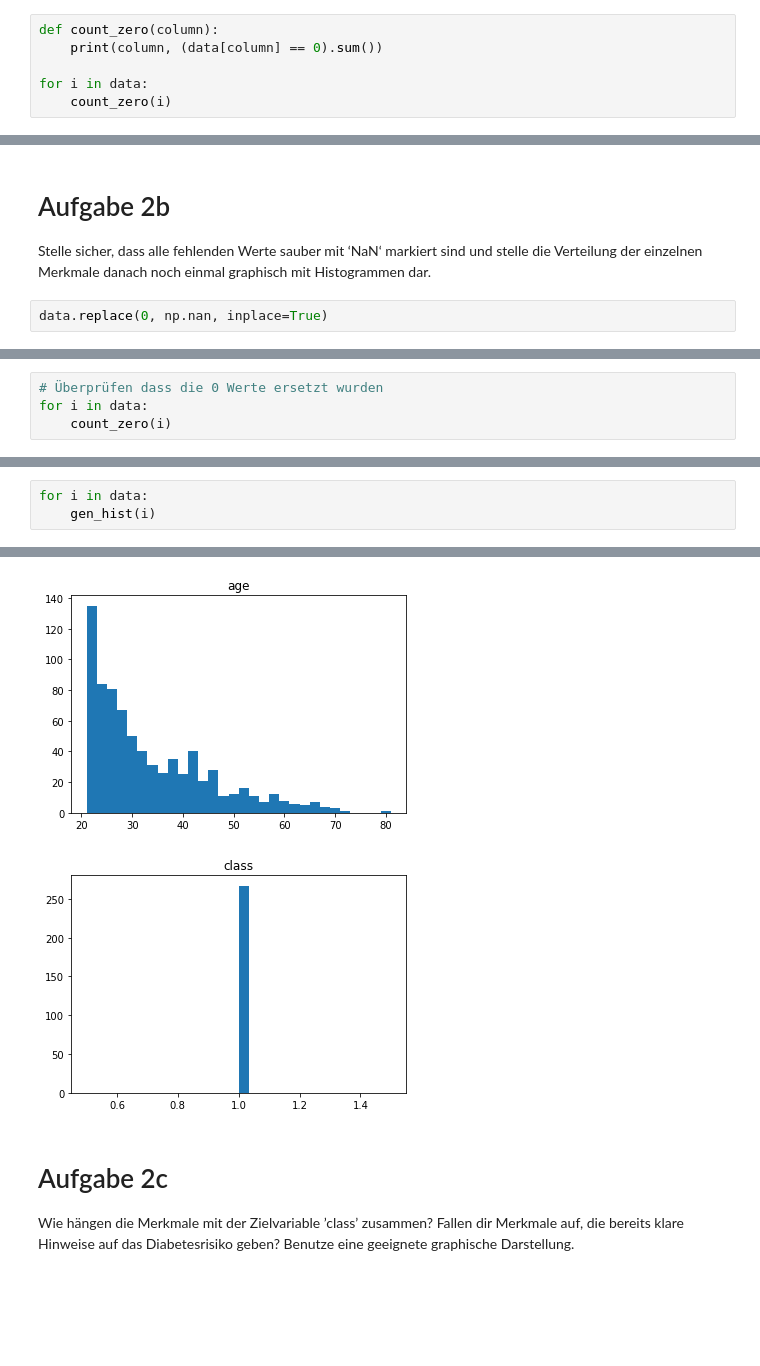
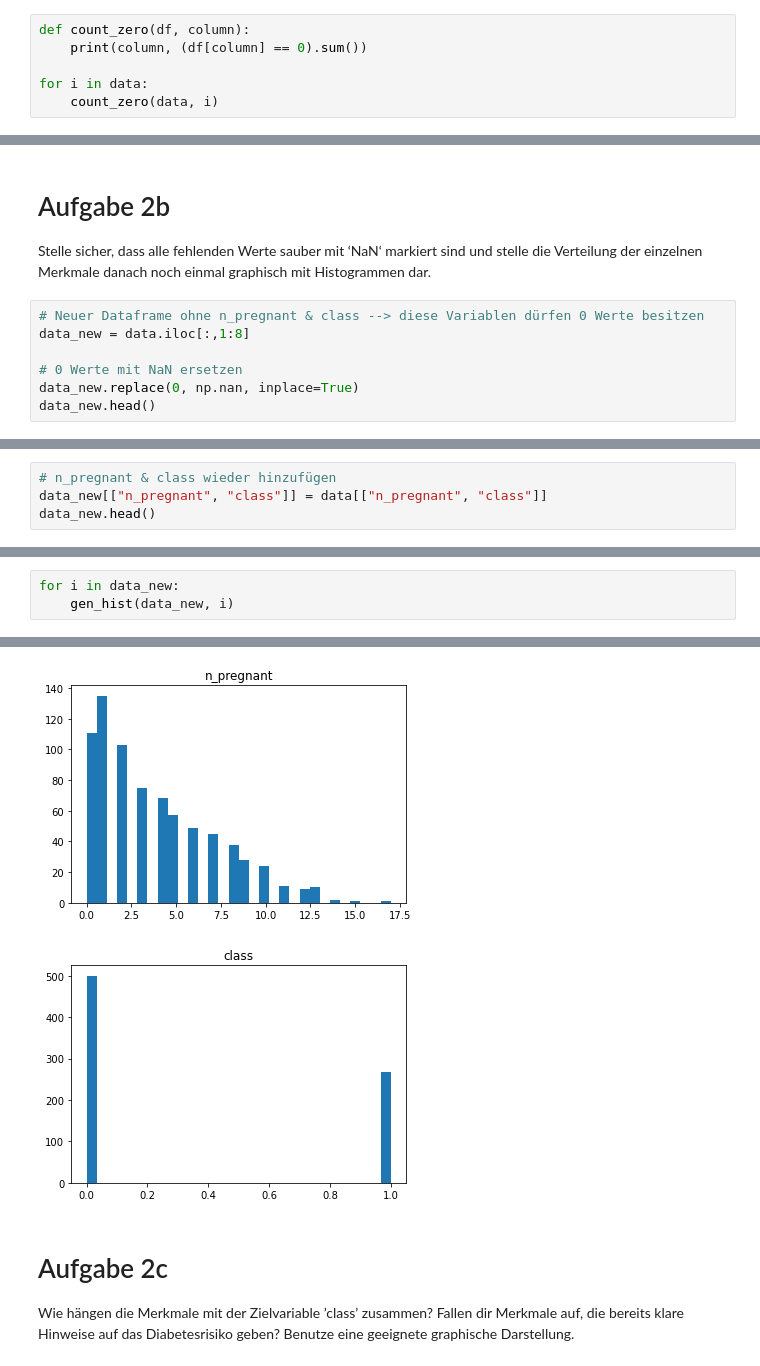
Before and after one commit to alexschillingfhnw/daw, a Jupyter notebook: Diabetes.ipynb, the cells around one changed output, grey strips where cells are left out. Cells and saved outputs as stored; diff of their text form; blank space fills up the shorter version.

```diff
--- a/Diabetes.ipynb
+++ b/Diabetes.ipynb
@@ -91,11 +94,11 @@ for i in data:
 [figure]
 ... (6 outputs left out)
 # %%
-def count_zero(column):
-    print(column, (data[column] == 0).sum())
+def count_zero(df, column):
+    print(column, (df[column] == 0).sum())
 
 for i in data:
-    count_zero(i)
+    count_zero(data, i)
 # %% [output]
 n_pregnant 111
 gtt 5
@@ -121,4 +124,9 @@ data[data['gtt'] == 0]
 Stelle sicher, dass alle fehlenden Werte sauber mit ‘NaN‘ markiert sind und stelle die Verteilung der
 einzelnen Merkmale danach noch einmal graphisch mit Histogrammen dar.
 # %%
-data.replace(0, np.nan, inplace=True)
+# Neuer Dataframe ohne n_pregnant & class --> diese Variablen dürfen 0 Werte besitzen
+data_new = data.iloc[:,1:8]
+
+# 0 Werte mit NaN ersetzen
+data_new.replace(0, np.nan, inplace=True)
+data_new.head()
@@ -125,4 +139,0 @@ data.replace(0, np.nan, inplace=True)
-# %%
-# Überprüfen dass die 0 Werte ersetzt wurden
-for i in data:
-    count_zero(i)
@@ -138,0 +140,4 @@ class 0
+# %%
+# n_pregnant & class wieder hinzufügen
+data_new[["n_pregnant", "class"]] = data[["n_pregnant", "class"]]
+data_new.head()
@@ -139,4 +151,4 @@ class 0
 # %%
-for i in data:
-    gen_hist(i)
+for i in data_new:
+    gen_hist(data_new, i)
 # %% [output]
@@ -150,5 +162,5 @@ for i in data:
-[figure, old version]
+[figure, new version]
-[figure, old version]
+[figure, new version]
 # %% [markdown]
 # Aufgabe 2c
 Wie hängen die Merkmale mit der Zielvariable ’class’ zusammen? Fallen dir Merkmale auf, die
```
Also changed, not shown: parts of 33 cells of this notebook.
